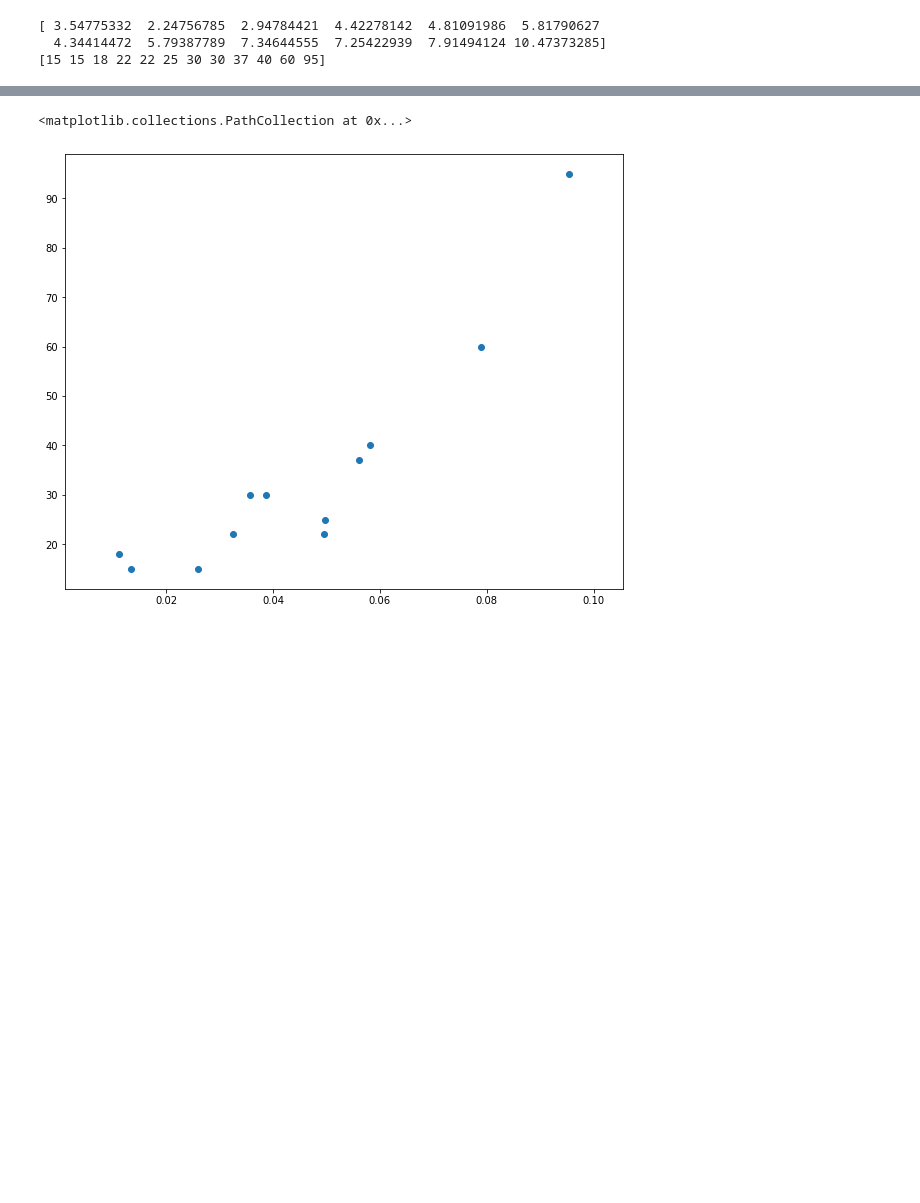
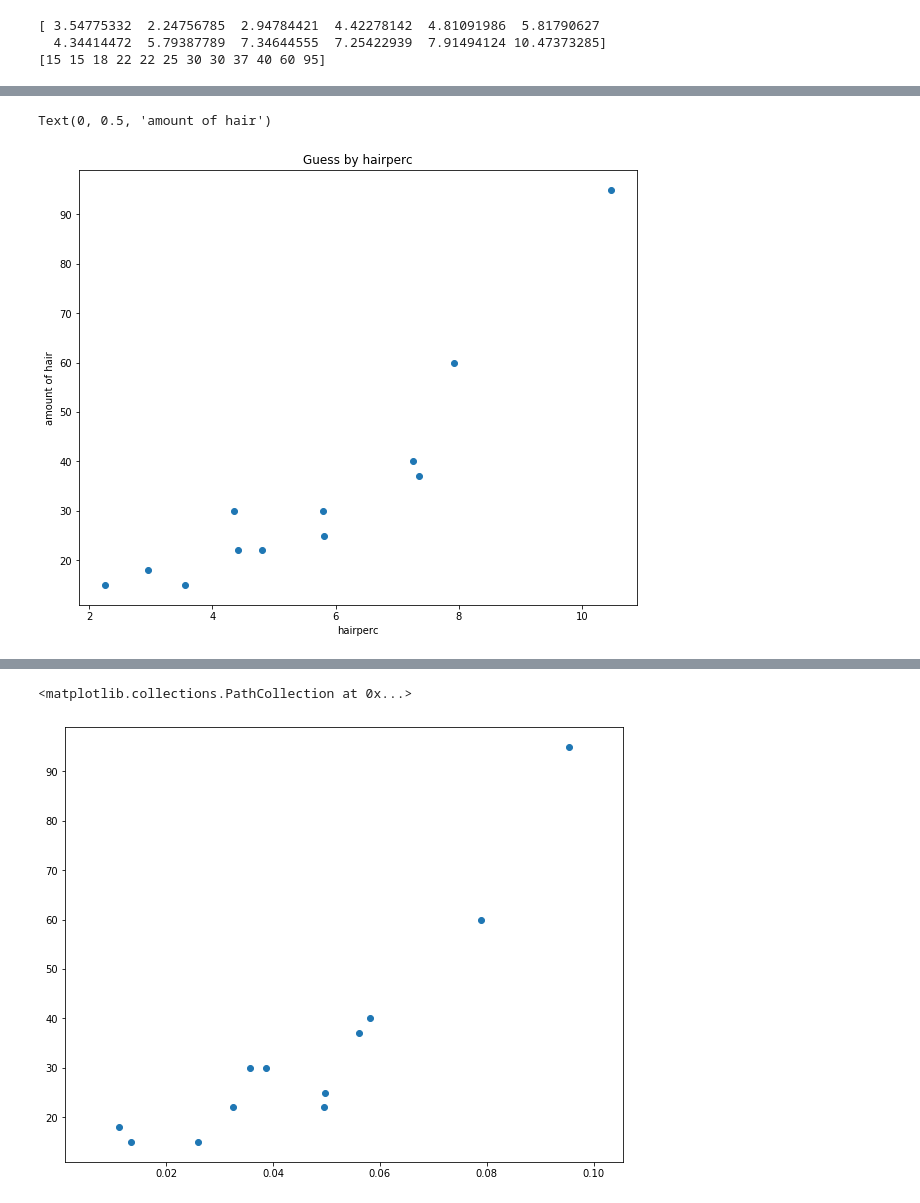
Before and after one commit to CodeIsJustLikeMagic/HairEstimation, a Jupyter notebook: guess funktions.ipynb, the cells around one changed output, grey strips where cells are left out. Drawn from its saved outputs; the diff is of its cells as text; code cells hidden in the pictures; blank space fills up the shorter version.

```diff
--- a/guess funktions.ipynb
+++ b/guess funktions.ipynb
@@ -52,0 +81,9 @@ print(hairAmount)
+# %%
+fig, ax = plt.subplots(figsize=(10, 8))
+ax.scatter(hairPerc,hairAmount)
+ax.set_title('Guess by hairperc')
+ax.set_xlabel('hairperc')
+ax.set_ylabel('amount of hair')
+# %% [output]
+Text(0, 0.5, 'amount of hair')
+[figure, added]
```
Also changed, not shown: parts of 7 cells of this notebook, 11 other files.
